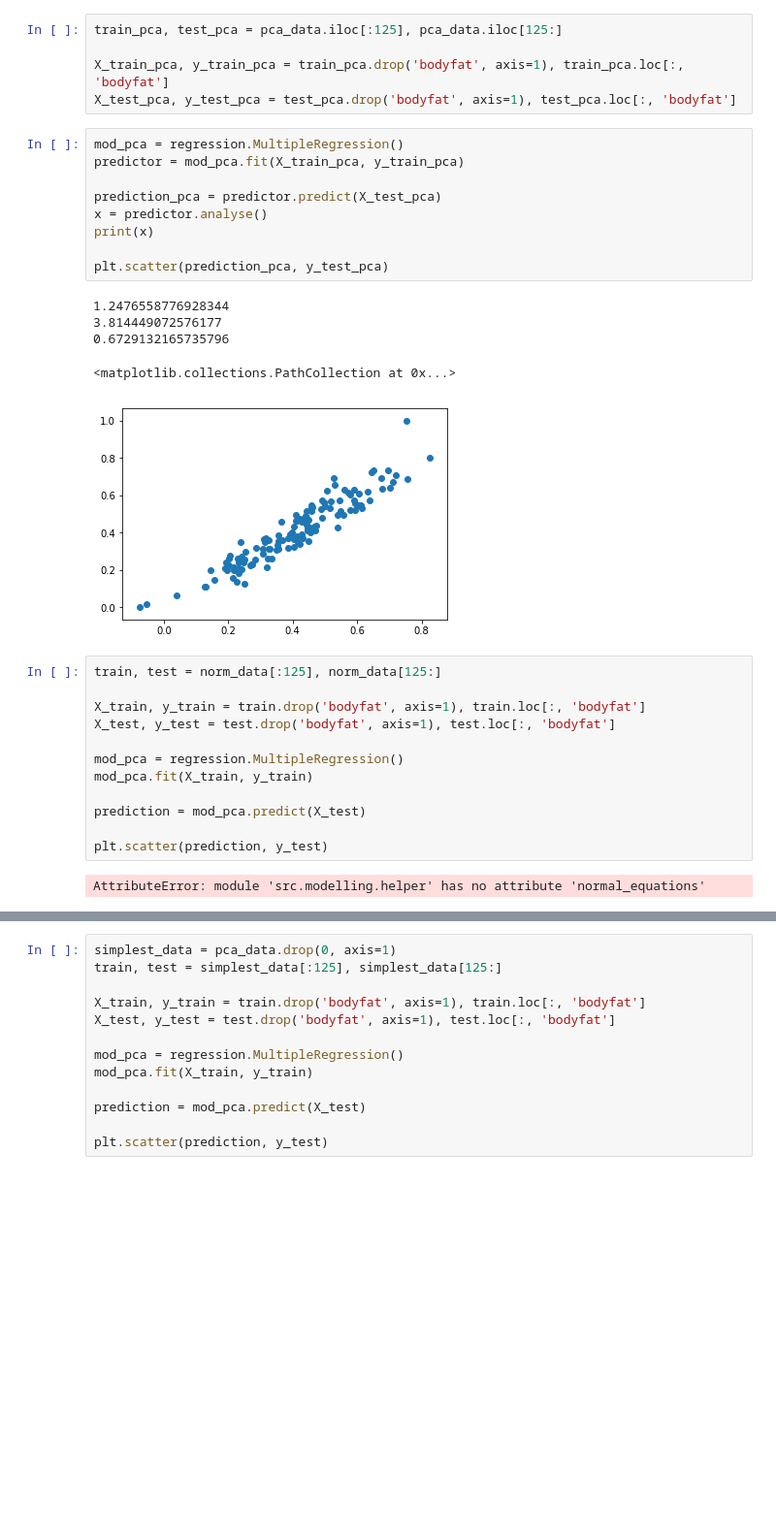
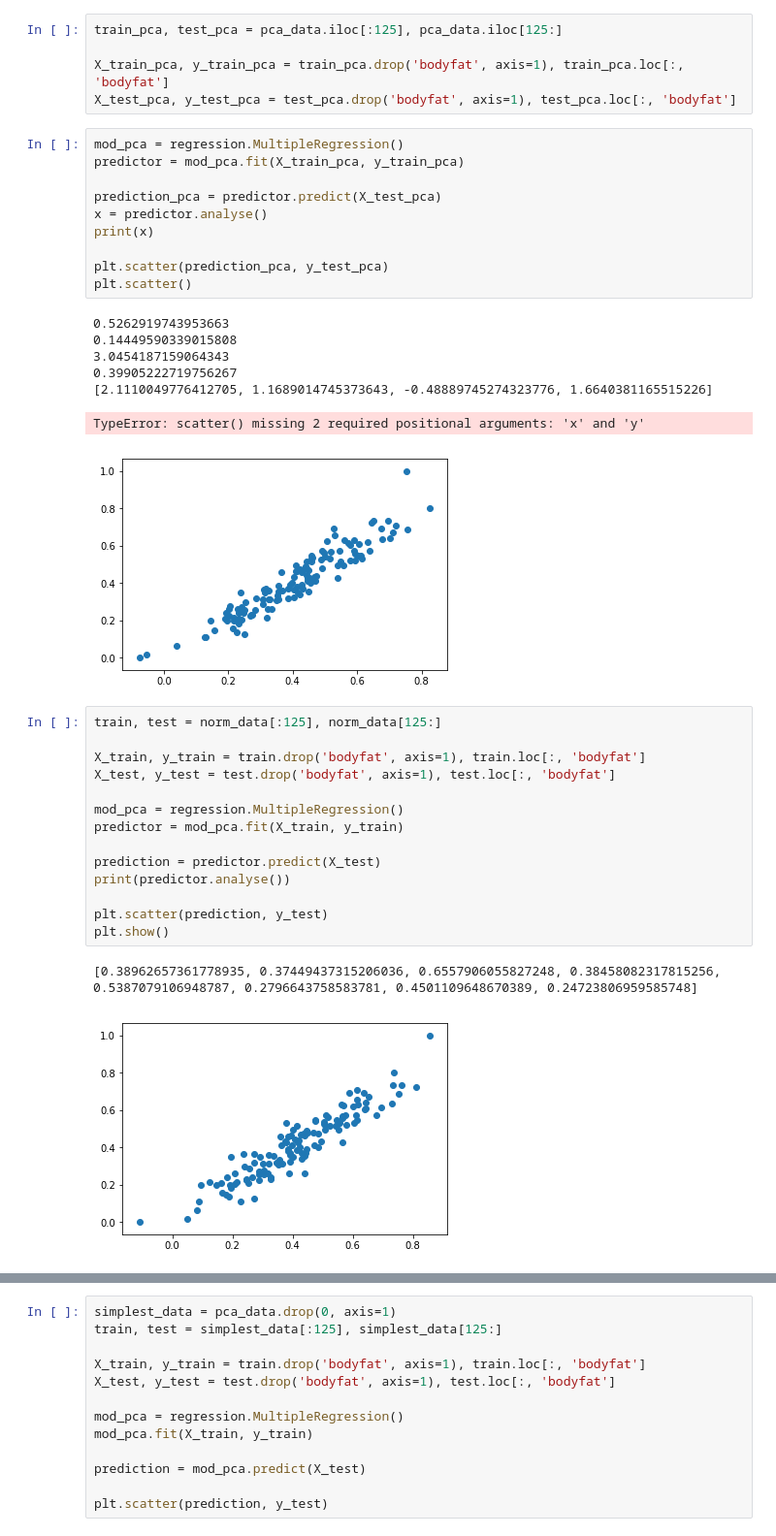
Before and after one commit to dsradecki/bodyfatprediction, a Jupyter notebook: notebooks/eda.ipynb, the cells around one changed output, grey strips where cells are left out. Shown at 97% size. Saved outputs shown, nothing was run; the diff lists cells and outputs as text; blank space fills up the shorter version.

```diff
--- a/notebooks/eda.ipynb
+++ b/notebooks/eda.ipynb
@@ -60,26 +60,32 @@ x = predictor.analyse()
 print(x)
 
 plt.scatter(prediction_pca, y_test_pca)
+plt.scatter()
 # %% [output]
-1.2476558776928344
-3.814449072576177
-0.6729132165735796
+0.5262919743953663
+0.14449590339015808
+3.0454187159064343
+0.39905222719756267
+[2.1110049776412705, 1.1689014745373643, -0.48889745274323776, 1.6640381165515226]
-<matplotlib.collections.PathCollection at 0x...>
+TypeError: scatter() missing 2 required positional arguments: 'x' and 'y'
 [figure]
 # %%
 train, test = norm_data[:125], norm_data[125:]
 
 X_train, y_train = train.drop('bodyfat', axis=1), train.loc[:, 'bodyfat']
 X_test, y_test = test.drop('bodyfat', axis=1), test.loc[:, 'bodyfat']
 
 mod_pca = regression.MultipleRegression()
-mod_pca.fit(X_train, y_train)
+predictor = mod_pca.fit(X_train, y_train)
 
-prediction = mod_pca.predict(X_test)
+prediction = predictor.predict(X_test)
+print(predictor.analyse())
 
 plt.scatter(prediction, y_test)
+plt.show()
 # %% [output]
-AttributeError: module 'src.modelling.helper' has no attribute 'normal_equations'
+[0.38962657361778935, 0.37449437315206036, 0.6557906055827248, 0.38458082317815256, 0.5387079106948787, 0.2796643758583781, 0.4501109648670389, 0.24723806959585748]
+[figure, added]
 # %%
 removed_data = norm_data.drop(['Neck', 'Hip', 'Knee', 'Biceps', 'Ankle'], axis=1)
 
```
Also changed, not shown: parts of 1 cell of this notebook, 3 other files.
